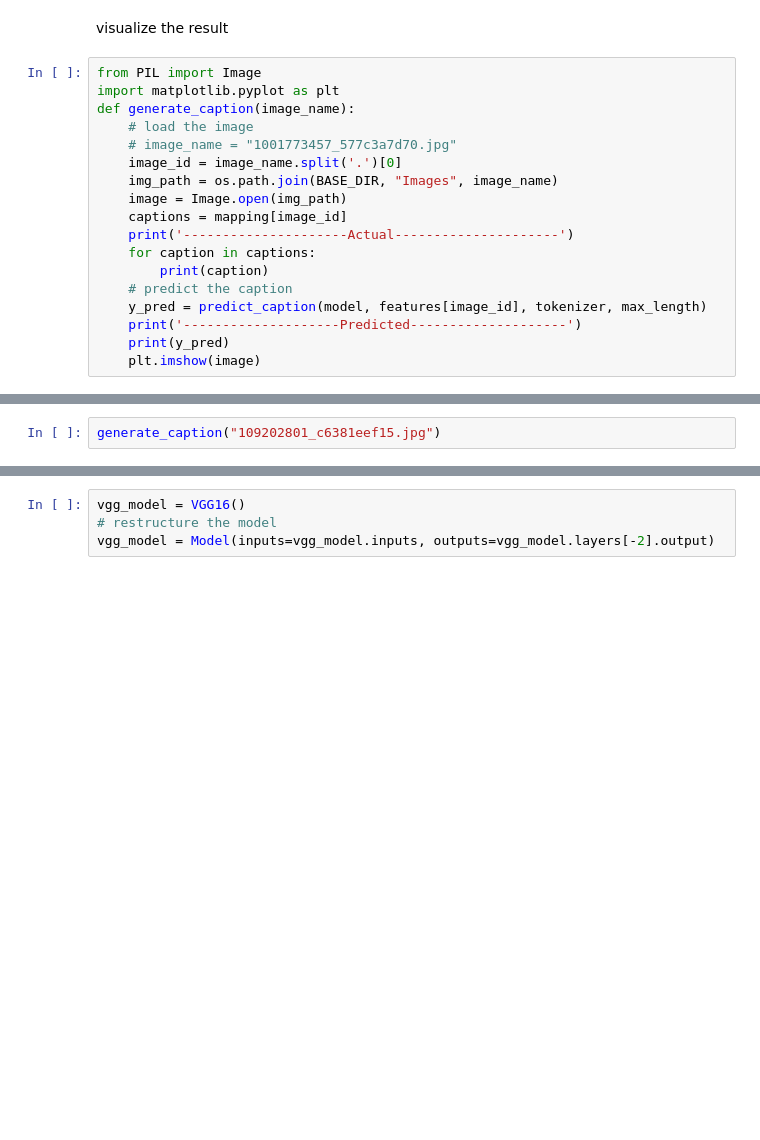
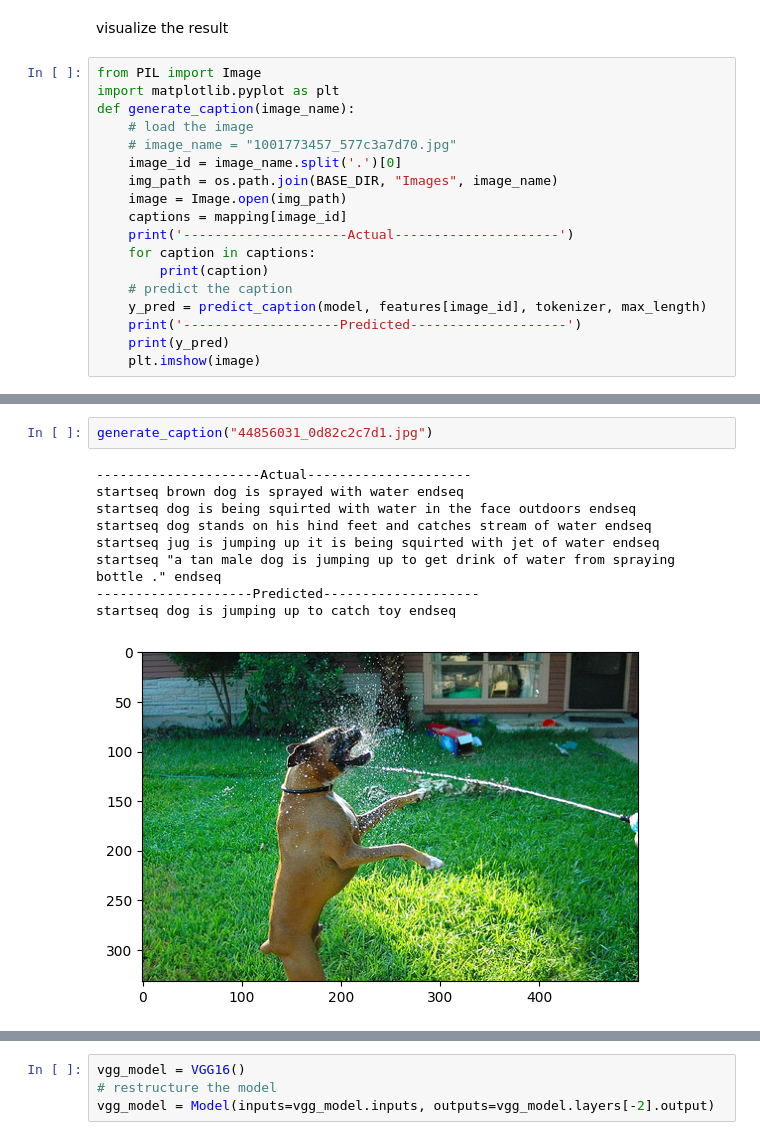
Before and after one commit to nareshsharma115/-Multimodal-image-caption-generation-using-deep-learning, a Jupyter notebook: Multimodel Image caption Generator using deep learning.ipynb, the cells around one changed output, grey strips where cells are left out. Drawn from its saved outputs; the diff is of its cells as text; blank space fills up the shorter version.

```diff
--- a/Multimodel Image caption Generator using deep learning.ipynb
+++ b/Multimodel Image caption Generator using deep learning.ipynb
@@ -346,4 +367,14 @@ generate_caption("1001773457_577c3a7d70.jpg")
 # %%
-generate_caption("109202801_c6381eef15.jpg")
+generate_caption("44856031_0d82c2c7d1.jpg")
+# %% [output]
+---------------------Actual---------------------
+startseq brown dog is sprayed with water endseq
+startseq dog is being squirted with water in the face outdoors endseq
+startseq dog stands on his hind feet and catches stream of water endseq
+startseq jug is jumping up it is being squirted with jet of water endseq
+startseq "a tan male dog is jumping up to get drink of water from spraying bottle ." endseq
+--------------------Predicted--------------------
+startseq dog is jumping up to catch toy endseq
+[figure, added]
 # %%
 generate_caption("35506150_cbdb630f4f.jpg")
```
Also changed, not shown: parts of 13 cells of this notebook.
